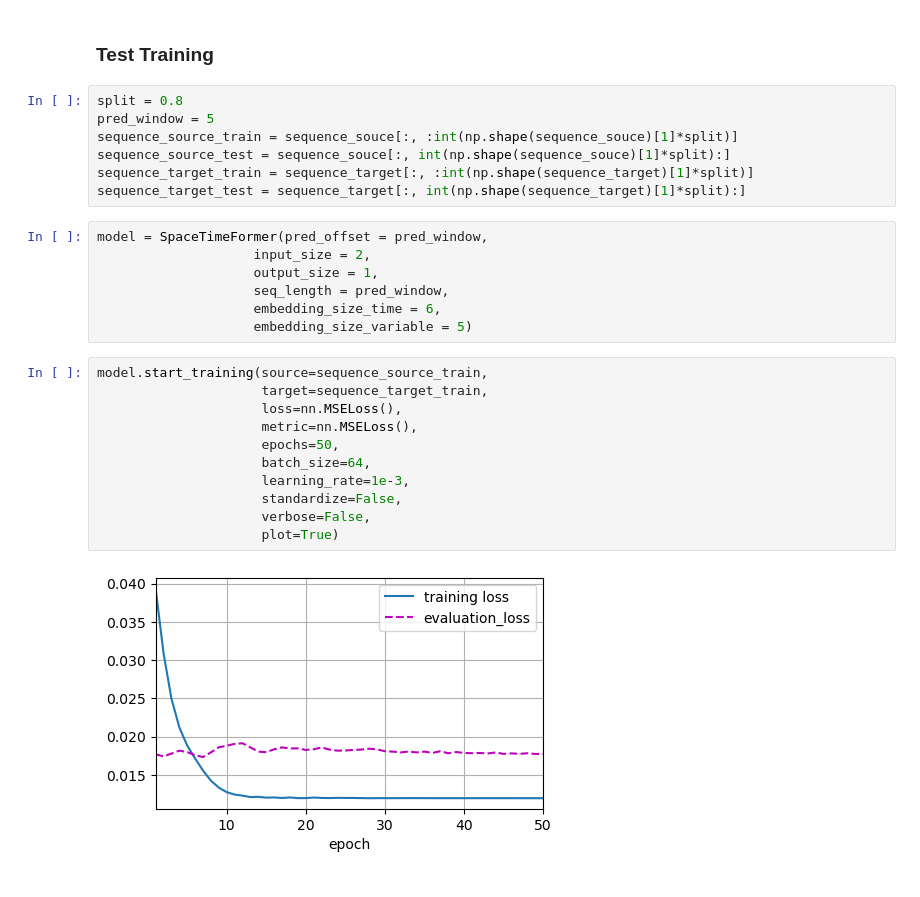
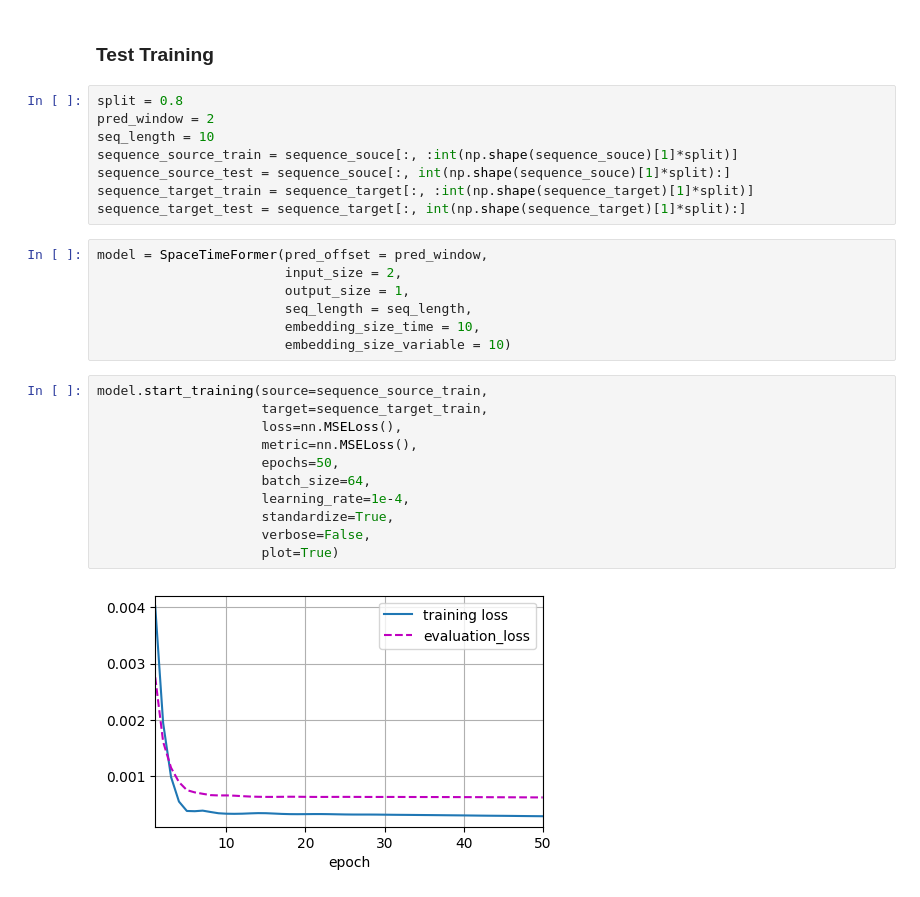
Before and after one commit to pvst1907/Extended_Spacetimeformer, a Jupyter notebook: sandbox.ipynb, the cells around one changed output. Drawn from its saved outputs; the diff is of its cells as text.

```diff
--- a/sandbox.ipynb
+++ b/sandbox.ipynb
@@ -51,28 +54,29 @@ tensor([[[ 1.2083,  2.0921,  2.4425,  0.0389,  1.0304]],
 ### Test Training
 # %%
 split = 0.8
-pred_window = 5
+pred_window = 2
+seq_length = 10
 sequence_source_train = sequence_souce[:, :int(np.shape(sequence_souce)[1]*split)]
 sequence_source_test = sequence_souce[:, int(np.shape(sequence_souce)[1]*split):]
 sequence_target_train = sequence_target[:, :int(np.shape(sequence_target)[1]*split)]
 sequence_target_test = sequence_target[:, int(np.shape(sequence_target)[1]*split):]
 # %%
 model = SpaceTimeFormer(pred_offset = pred_window,
-                    input_size = 2,
-                    output_size = 1,
-                    seq_length = pred_window,
-                    embedding_size_time = 6,
-                    embedding_size_variable = 5)
+                        input_size = 2,
+                        output_size = 1,
+                        seq_length = seq_length,
+                        embedding_size_time = 10,
+                        embedding_size_variable = 10)
 # %%
 model.start_training(source=sequence_source_train,
                      target=sequence_target_train,
                      loss=nn.MSELoss(),
                      metric=nn.MSELoss(),
                      epochs=50,
                      batch_size=64,
-                     learning_rate=1e-3,
-                     standardize=False,
+                     learning_rate=1e-4,
+                     standardize=True,
                      verbose=False,
                      plot=True)
 # %% [output]
-[figure, old version]
+[figure, new version]
```
Also changed, not shown: parts of 15 cells of this notebook, 6 other files.
